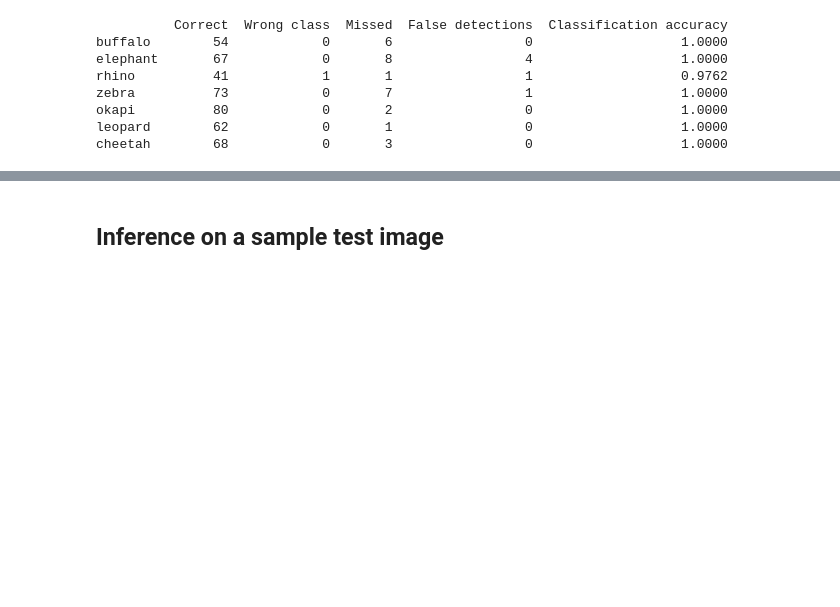
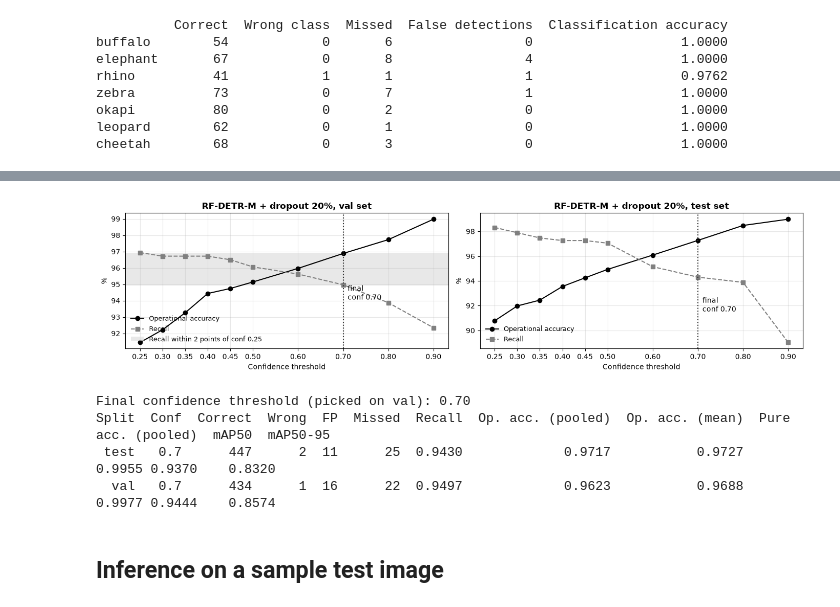
Before and after one commit to NivethaUdayakumar/ISY5002-PRS-G14, a Jupyter notebook: ai-applications/vs_notebooks/RFDETR_dropout_20.ipynb, the cells around one changed output, grey strips where cells are left out. Drawn from its saved outputs; the diff is of its cells as text; code cells hidden in the pictures; blank space fills up the shorter version.

Commit message:
RF-DETR added confidence thresholds, ops accuracy and pure accuracy

```diff
--- a/ai-applications/vs_notebooks/RFDETR_dropout_20.ipynb
+++ b/ai-applications/vs_notebooks/RFDETR_dropout_20.ipynb
@@ -495,3 +593,43 @@ cheetah        68            0       3                 0                   1.000
+# %%
+val_sweep = sweep[sweep.Split == 'val'].sort_values('Conf')
+val_recall = val_sweep.Recall.values * 100
+r0 = val_recall[0]
+# Final threshold: highest conf whose val recall is within 2 points of the recall at conf 0.25
+final_conf = val_sweep.Conf.values[val_recall >= r0 - 2].max()
+
+fig, axes = plt.subplots(1, len(SPLITS), figsize=(7 * len(SPLITS), 3.6))
+for ax, split in zip(np.atleast_1d(axes), SPLITS):
+    d = sweep[sweep.Split == split].sort_values('Conf')
+    conf = d.Conf.values
+    op = d['Op. acc. (mean)'].values * 100
+    rec = d.Recall.values * 100
+
+    ax.plot(conf, op, 'k-o', label='Operational accuracy')
+    ax.plot(conf, rec, '--s', color='0.5', label='Recall')
+    if split == 'val':
+        ax.axhspan(r0 - 2, r0, color='0.85', alpha=0.6, lw=0, label='Recall within 2 points of conf 0.25')
+    ax.axvline(final_conf, color='0.2', ls=':', lw=1.5)
+    ax.text(final_conf + 0.01, ax.get_ylim()[0] + 3, f'final\nconf {final_conf:.2f}', fontsize=10)
+
+    ax.set_xticks(conf)
+    ax.set_xlabel('Confidence threshold')
+    ax.set_ylabel('%')
+    ax.set_title(f'{MODEL_NAME}, {split} set', fontweight='bold')
+    ax.grid(alpha=0.3)
+    ax.legend(loc='lower left', fontsize=9, frameon=False)
+
+plt.tight_layout()
+plt.savefig(SWEEP_DIR / 'threshold_sweep.png', dpi=200)
+plt.show()
+
+print(f'Final confidence threshold (picked on val): {final_conf:.2f}')
+print(sweep[sweep.Conf == final_conf].round(4).to_string(index=False))
+# %% [output]
+[figure, added]
+Final confidence threshold (picked on val): 0.70
+Split  Conf  Correct  Wrong  FP  Missed  Recall  Op. acc. (pooled)  Op. acc. (mean)  Pure acc. (pooled)  mAP50  mAP50-95
+ test   0.7      447      2  11      25  0.9430             0.9717           0.9727              0.9955 0.9370    0.8320
+  val   0.7      434      1  16      22  0.9497             0.9623           0.9688              0.9977 0.9444    0.8574
 # %% [markdown]
 ## Inference on a sample test image
 # %%
```
Also changed, not shown: parts of 3 cells of this notebook, 9 other files.
